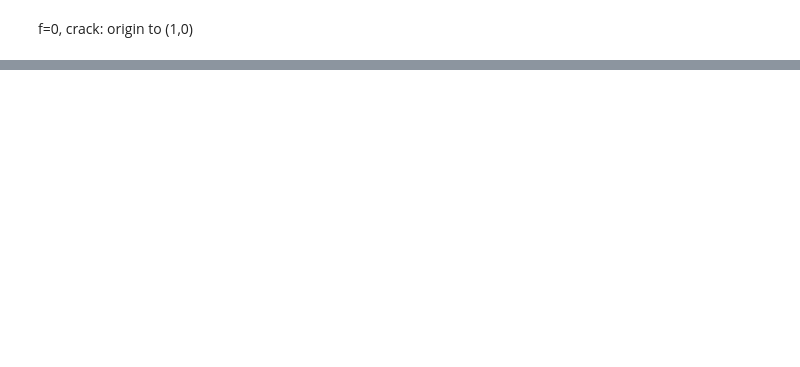
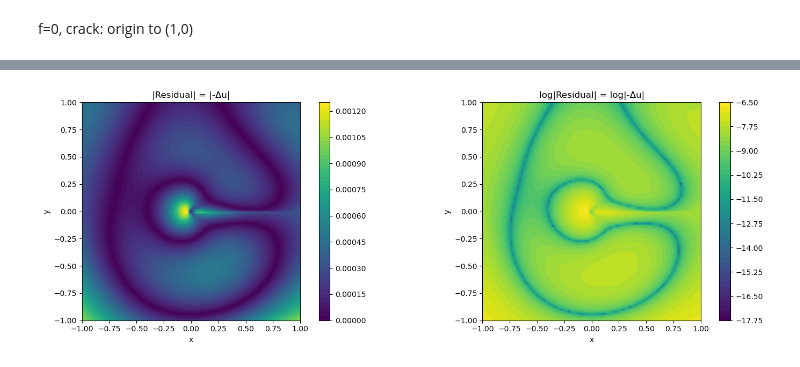
Before and after one commit to ChangEn37/PDE_PINNs, a Jupyter notebook: f0_LBFGS.ipynb, the cells around one changed output, grey strips where cells are left out. Saved outputs shown, nothing was run; the diff lists cells and outputs as text; code cells hidden in the pictures; blank space fills up the shorter version.

```diff
--- a/f0_LBFGS.ipynb
+++ b/f0_LBFGS.ipynb
@@ -319,0 +404,28 @@ Relative L2 error (grid): 0.00034572846169766643
+# %%
+lap_u = compute_laplace_uN(model, x_grid, y_grid)
+residual = -lap_u
+abs_residual = torch.abs(residual).detach().cpu().numpy()
+log_abs_residual = torch.log(torch.abs(residual)).detach().cpu().numpy()
+abs_residual = abs_residual.reshape(Xg.shape)
+log_abs_residual = log_abs_residual.reshape(Xg.shape)
+
+fig, axs = plt.subplots(1, 2, figsize=(15,5))
+
+im0 = axs[0].contourf(Xg, Yg, abs_residual, 50, cmap='viridis')
+fig.colorbar(im0, ax=axs[0])
+axs[0].set_title('|Residual| = |-Δu|')
+axs[0].set_xlabel('x')
+axs[0].set_ylabel('y')
+axs[0].set_aspect('equal')
+
+im1 = axs[1].contourf(Xg, Yg, log_abs_residual, 50, cmap='viridis')
+fig.colorbar(im1, ax=axs[1])
+axs[1].set_title('log|Residual| = log|-Δu|')
+axs[1].set_xlabel('x')
+axs[1].set_ylabel('y')
+axs[1].set_aspect('equal')
+
+plt.tight_layout()
+plt.show()
+# %% [output]
+[figure, added]
```
Also changed, not shown: parts of 9 cells of this notebook, 4 other files.
